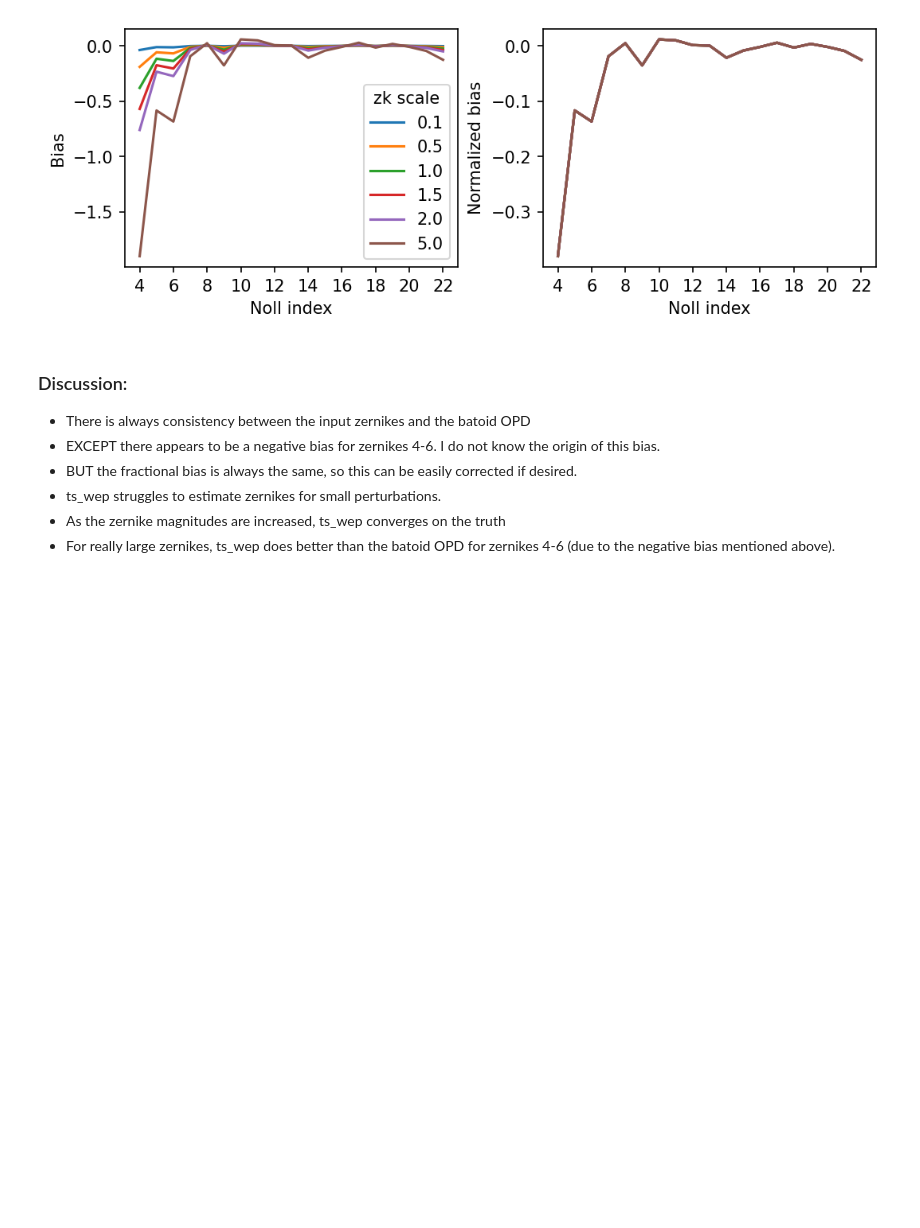
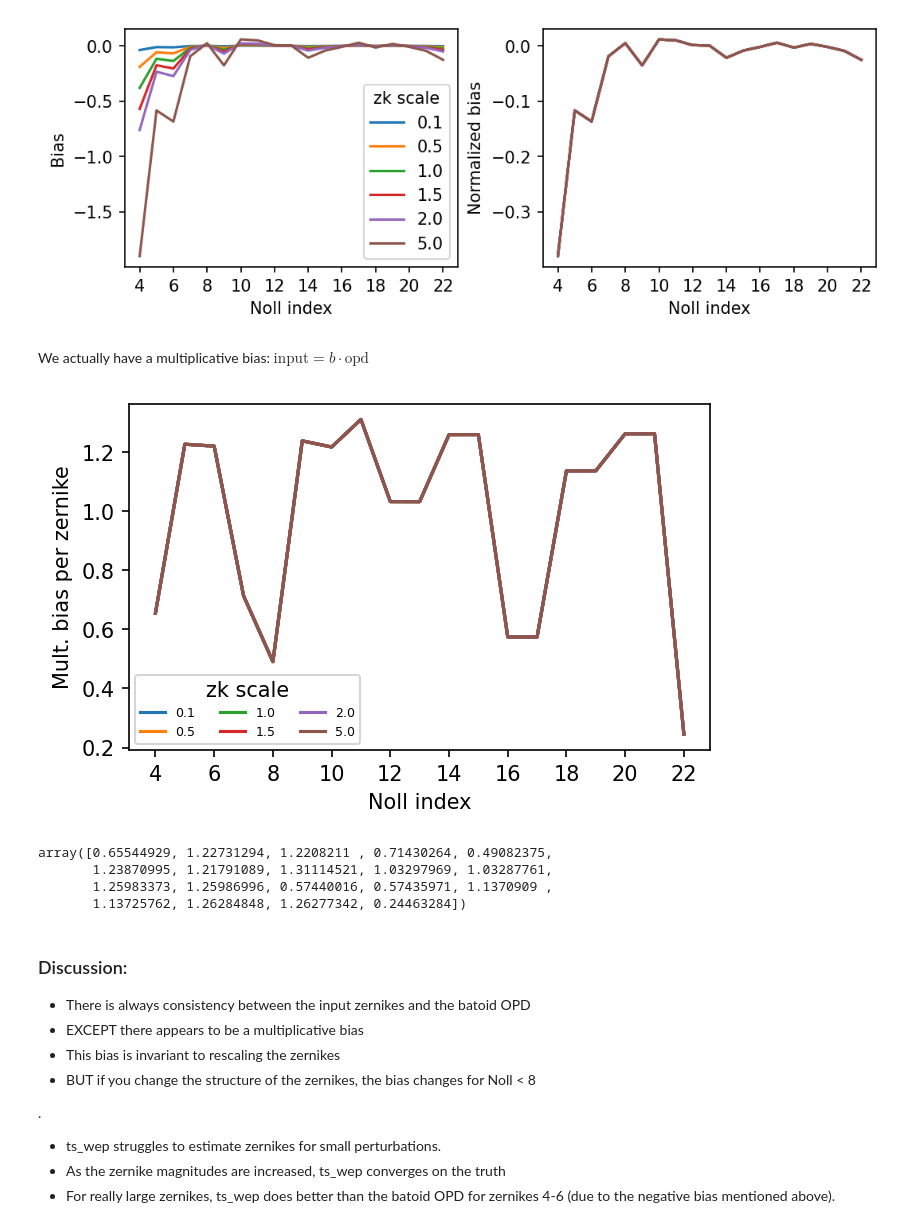
Before and after one commit to jfcrenshaw/aos_notebooks, a Jupyter notebook: batoid_wep_consistency_check.ipynb, the cells around one changed output. Cells and saved outputs as stored; diff of their text form; code cells hidden in the pictures; blank space fills up the shorter version.

Commit message:
Plotted multiplicative bias.

```diff
--- a/batoid_wep_consistency_check.ipynb
+++ b/batoid_wep_consistency_check.ipynb
@@ -303,12 +303,44 @@ ax2.set(xticks=np.arange(4, 23, 2), xlabel="Noll index", ylabel="Normalized bias
 plt.show()
 # %% [output]
 [figure]
+# %% [markdown]
+We actually have a multiplicative bias: $\text{input} = b \cdot \text{opd}$
+# %%
+fig, ax = plt.subplots(figsize=(5, 3), dpi=150)
+
+zk_grid = np.arange(4, 23)
+
+ax.plot(zk_grid, zk01/opd01, label="0.1")
+ax.plot(zk_grid, zk05/opd05, label="0.5")
+ax.plot(zk_grid, zk10/opd10, label="1.0")
+ax.plot(zk_grid, zk15/opd15, label="1.5")
+ax.plot(zk_grid, zk20/opd20, label="2.0")
+ax.plot(zk_grid, zk50/opd50, label="5.0")
+
+ax.legend(title="zk scale", ncol=3, fontsize=6)
+ax.set(xticks=np.arange(4, 23, 2), xlabel="Noll index", ylabel="Mult. bias per zernike")
+
+plt.show()
+# %% [output]
+[figure, added]
+# %%
+bias = zk10/opd10
+bias
+# %% [output]
+array([0.65544929, 1.22731294, 1.2208211 , 0.71430264, 0.49082375,
+       1.23870995, 1.21791089, 1.31114521, 1.03297969, 1.03287761,
+       1.25983373, 1.25986996, 0.57440016, 0.57435971, 1.1370909 ,
+       1.13725762, 1.26284848, 1.26277342, 0.24463284])
 # %% [markdown]
 ### Discussion:
 
 - There is always consistency between the input zernikes and the batoid OPD
-- EXCEPT there appears to be a negative bias for zernikes 4-6. I do not know the origin of this bias.
-- BUT the fractional bias is always the same, so this can be easily corrected if desired.
+- EXCEPT there appears to be a multiplicative bias
+- This bias is invariant to rescaling the zernikes
+- BUT if you change the structure of the zernikes, the bias changes for Noll < 8
+
+.
+
 - ts_wep struggles to estimate zernikes for small perturbations.
 - As the zernike magnitudes are increased, ts_wep converges on the truth
 - For really large zernikes, ts_wep does better than the batoid OPD for zernikes 4-6 (due to the negative bias mentioned above).
```
